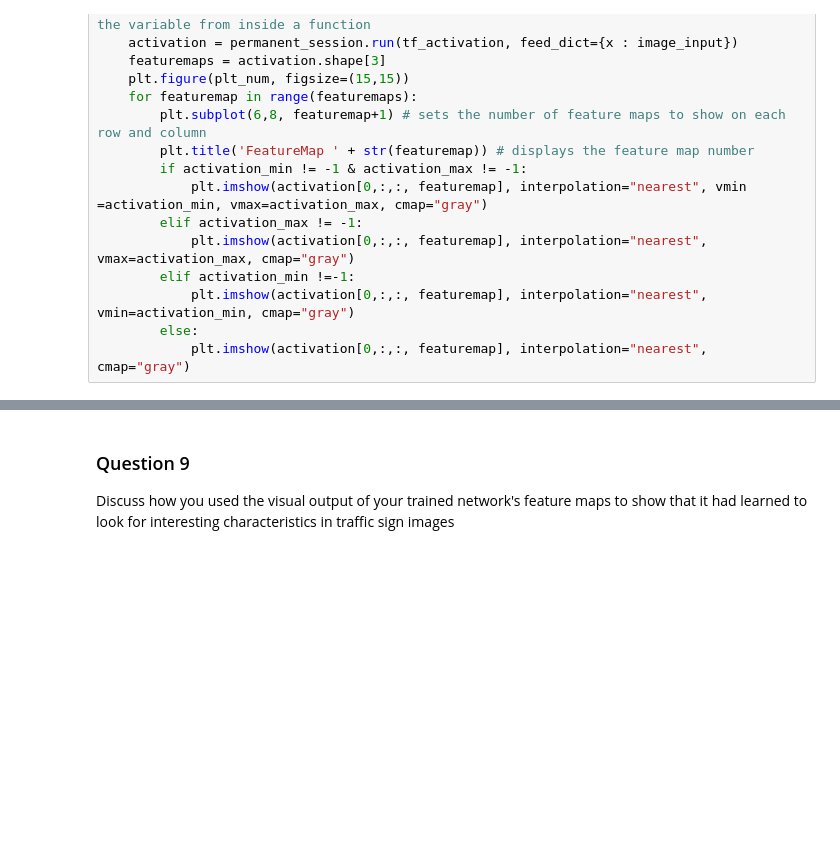
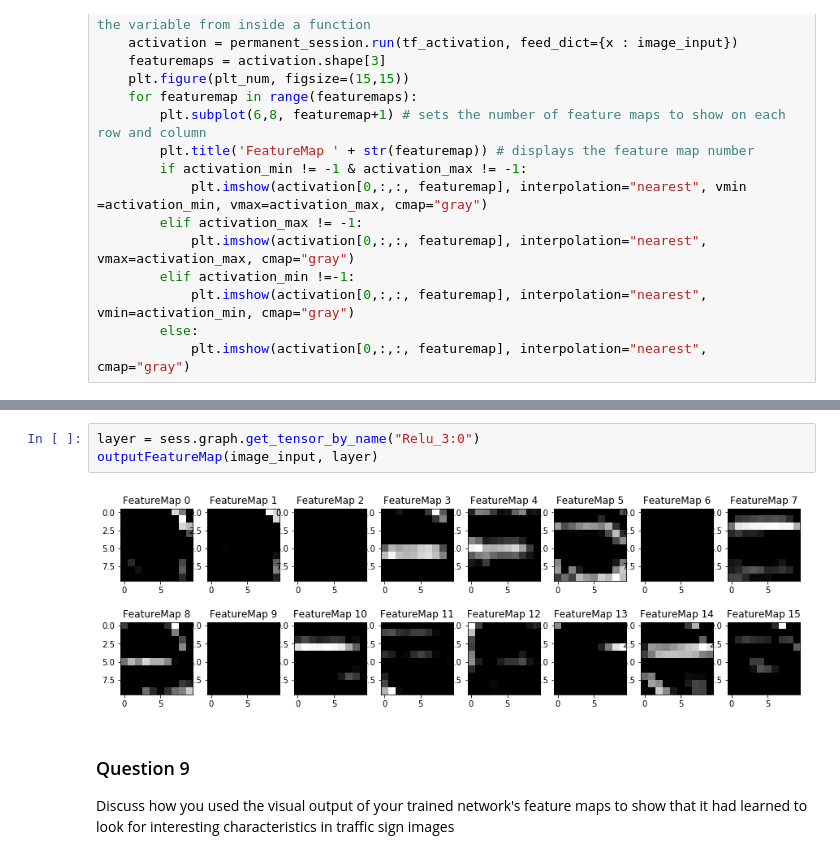
Before and after one commit to mwolfram/CarND-Traffic-Sign-Classifier-Project-mwolfram, a Jupyter notebook: Traffic_Sign_Classifier.ipynb, the cells around one changed output, grey strips where cells are left out. Drawn from its saved outputs; the diff is of its cells as text; blank space fills up the shorter version.

```diff
--- a/Traffic_Sign_Classifier.ipynb
+++ b/Traffic_Sign_Classifier.ipynb
@@ -709,3 +717,8 @@ outputFeatureMap(image_input, tf.global_variables()[73])
+# %%
+layer = sess.graph.get_tensor_by_name("Relu_3:0")
+outputFeatureMap(image_input, layer)
+# %% [output]
+[figure, added]
 # %% [markdown]
 ### Question 9
 
```
Also changed, not shown: parts of 8 cells of this notebook, 5 other files.
